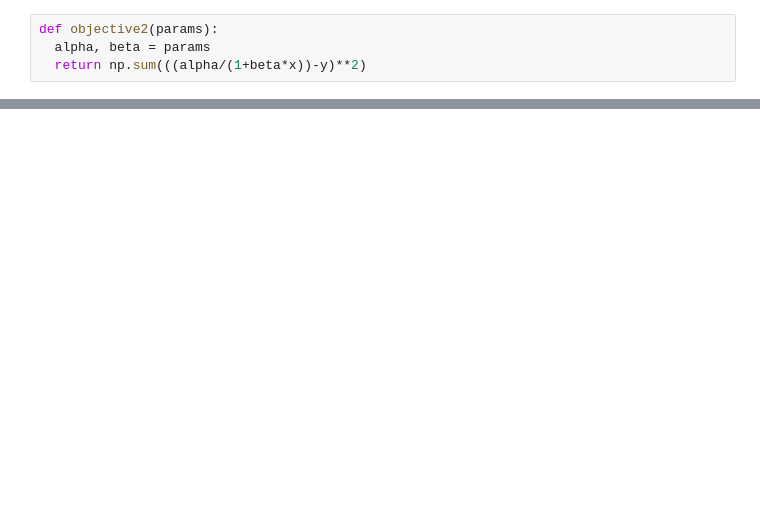
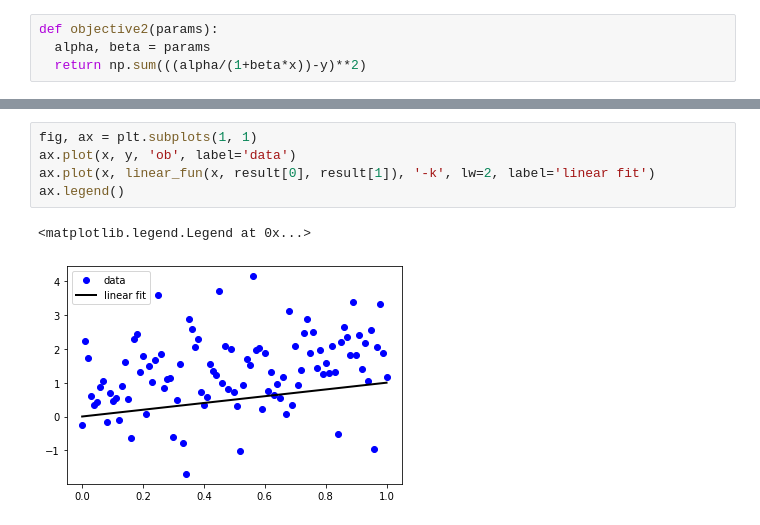
Before and after one commit to skozh/ADA1, a Jupyter notebook: Task2.ipynb, the cells around one changed output, grey strips where cells are left out. Drawn from its saved outputs; the diff is of its cells as text; blank space fills up the shorter version.

```diff
--- a/Task2.ipynb
+++ b/Task2.ipynb
@@ -245,0 +305,8 @@ ax.legend()
+# %%
+fig, ax = plt.subplots(1, 1)
+ax.plot(x, y, 'ob', label='data')
+ax.plot(x, linear_fun(x, result[0], result[1]), '-k', lw=2, label='linear fit')
+ax.legend()
+# %% [output]
+<matplotlib.legend.Legend at 0x...>
+[figure, added]
```
Also changed, not shown: parts of 11 cells of this notebook.
